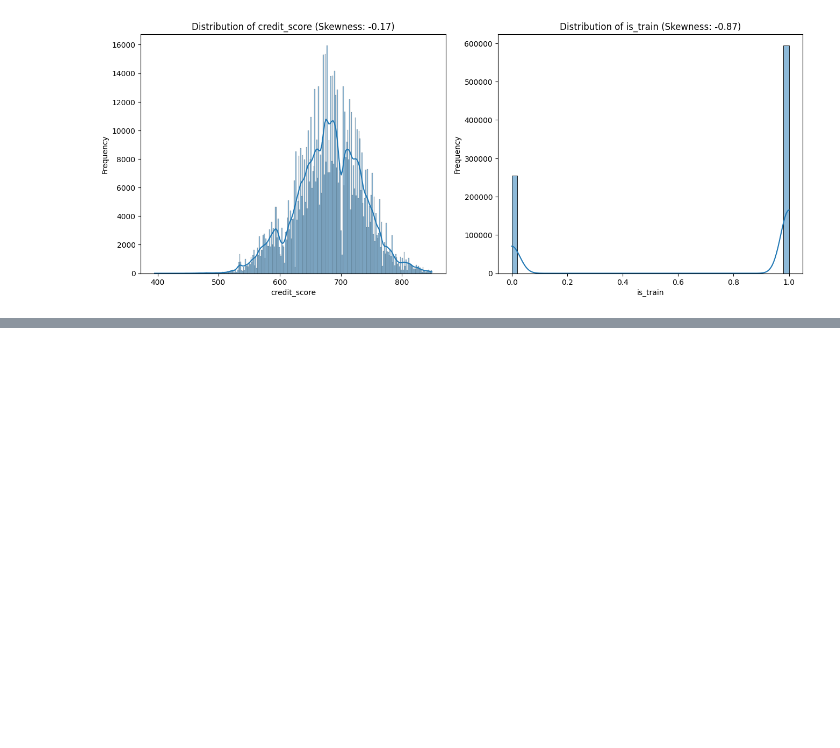
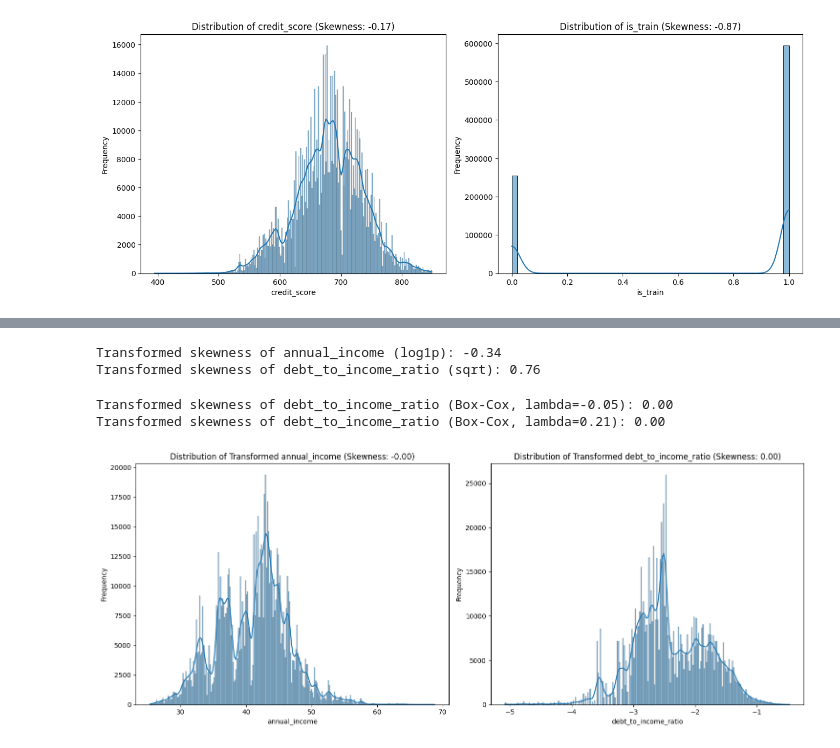
Before and after one commit to cod3astro/kaggle_ML_competition, a Jupyter notebook: loan_payback.ipynb, the cells around one changed output, grey strips where cells are left out. Cells and saved outputs as stored; diff of their text form; code cells hidden in the pictures; blank space fills up the shorter version.

```diff
--- a/loan_payback.ipynb
+++ b/loan_payback.ipynb
@@ -86,0 +108,61 @@ plot_skewness(columns=bottom_skewed_features)
+# %%
+# Reload df to revert previous transformations on 'debt_to_income_ratio'
+train = pd.read_csv('train.csv', index_col='id')
+train.drop(columns=['loan_paid_back'], inplace=True)
+train['is_train'] = 1
+
+test = pd.read_csv('test.csv', index_col='id')
+test['is_train'] = 0
+
+df = pd.concat([train, test])
+
+# Apply log1p transformation to 'annual_income'
+df['annual_income'] = np.log1p(df['annual_income'])
+print(f"Transformed skewness of annual_income (log1p): {df['annual_income'].skew():.2f}")
+
+# Apply square root transformation to 'debt_to_income_ratio'
+df['debt_to_income_ratio'] = np.sqrt(df['debt_to_income_ratio'])
+print(f"Transformed skewness of debt_to_income_ratio (sqrt): {df['debt_to_income_ratio'].skew():.2f}")
+# %% [output]
+Transformed skewness of annual_income (log1p): -0.34
+Transformed skewness of debt_to_income_ratio (sqrt): 0.76
+# %%
+from scipy.stats import boxcox
+
+# Reload df to revert previous transformations on 'debt_to_income_ratio'
+train = pd.read_csv('train.csv', index_col='id')
+train.drop(columns=['loan_paid_back'], inplace=True)
+train['is_train'] = 1
+
+test = pd.read_csv('test.csv', index_col='id')
+test['is_train'] = 0
+
+df = pd.concat([train, test])
+
+# Apply Box-Cox transformation to 'debt_to_income_ratio'
+# Box-Cox requires data to be strictly positive. Check and ensure.
+for col in ['debt_to_income_ratio', 'annual_income']:
+    if (df[col] <= 0).any():
+        print("Warning:", col, "contains non-positive values. Box-Cox might not be suitable or requires adjustment.")
+        # A common approach for Box-Cox with non-positive values is to add a small constant
+        # df['debt_to_income_ratio_transformed'], lambda_val = boxcox(df['debt_to_income_ratio'] + 1e-6)
+    else:
+        df[col], lambda_val = boxcox(df[col])
+        print(f"Transformed skewness of debt_to_income_ratio (Box-Cox, lambda={lambda_val:.2f}): {df['debt_to_income_ratio'].skew():.2f}")
+# %% [output]
+Transformed skewness of debt_to_income_ratio (Box-Cox, lambda=-0.05): 0.00
+Transformed skewness of debt_to_income_ratio (Box-Cox, lambda=0.21): 0.00
+# %%
+transformed_features = ['annual_income', 'debt_to_income_ratio']
+
+plt.figure(figsize=(15, 6))
+for i, col in enumerate(transformed_features):
+    plt.subplot(1, 2, i + 1)
+    sns.histplot(df[col], kde=True)
+    plt.title(f'Distribution of Transformed {col} (Skewness: {df[col].skew():.2f})')
+    plt.xlabel(col)
+    plt.ylabel('Frequency')
+plt.tight_layout()
+plt.show()
+# %% [output]
+[figure, added]
```
Also changed, not shown: parts of 2 cells of this notebook.
